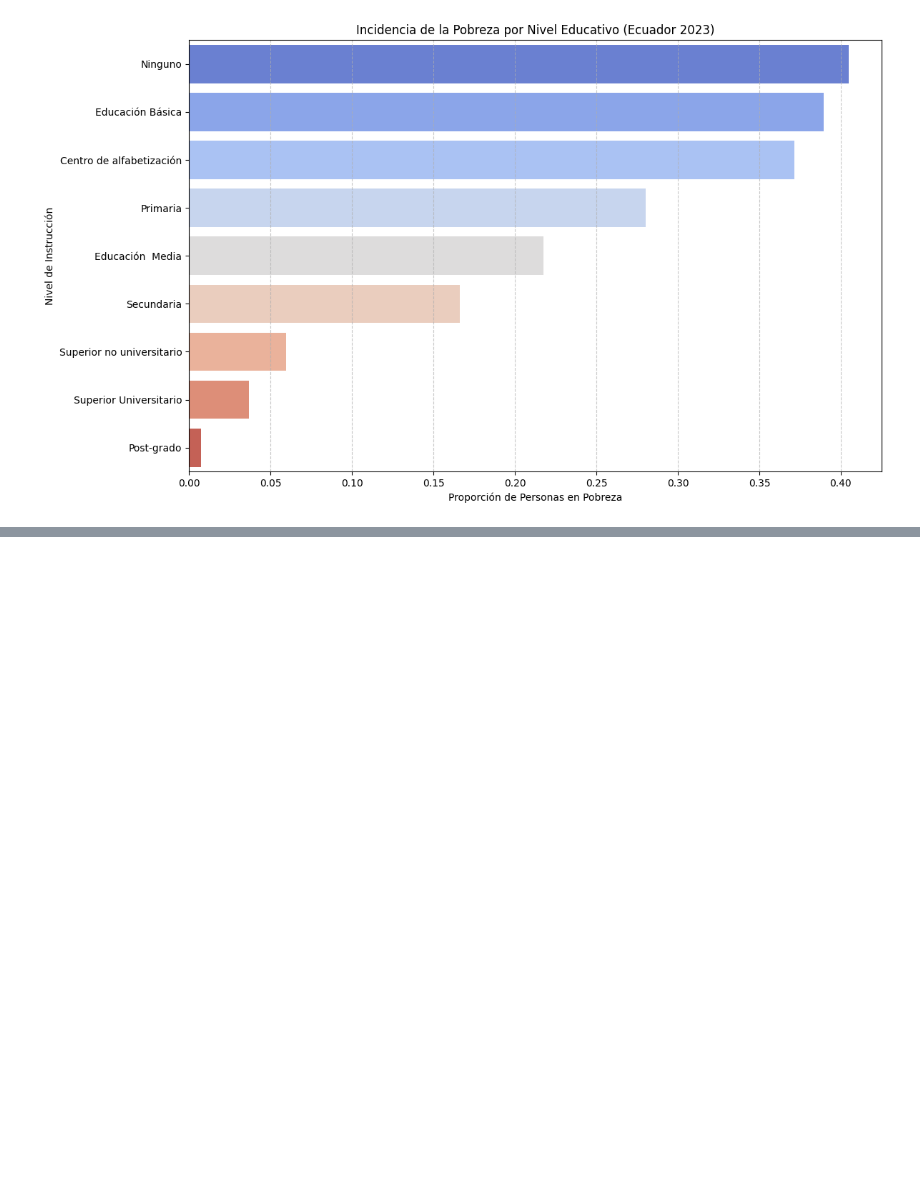
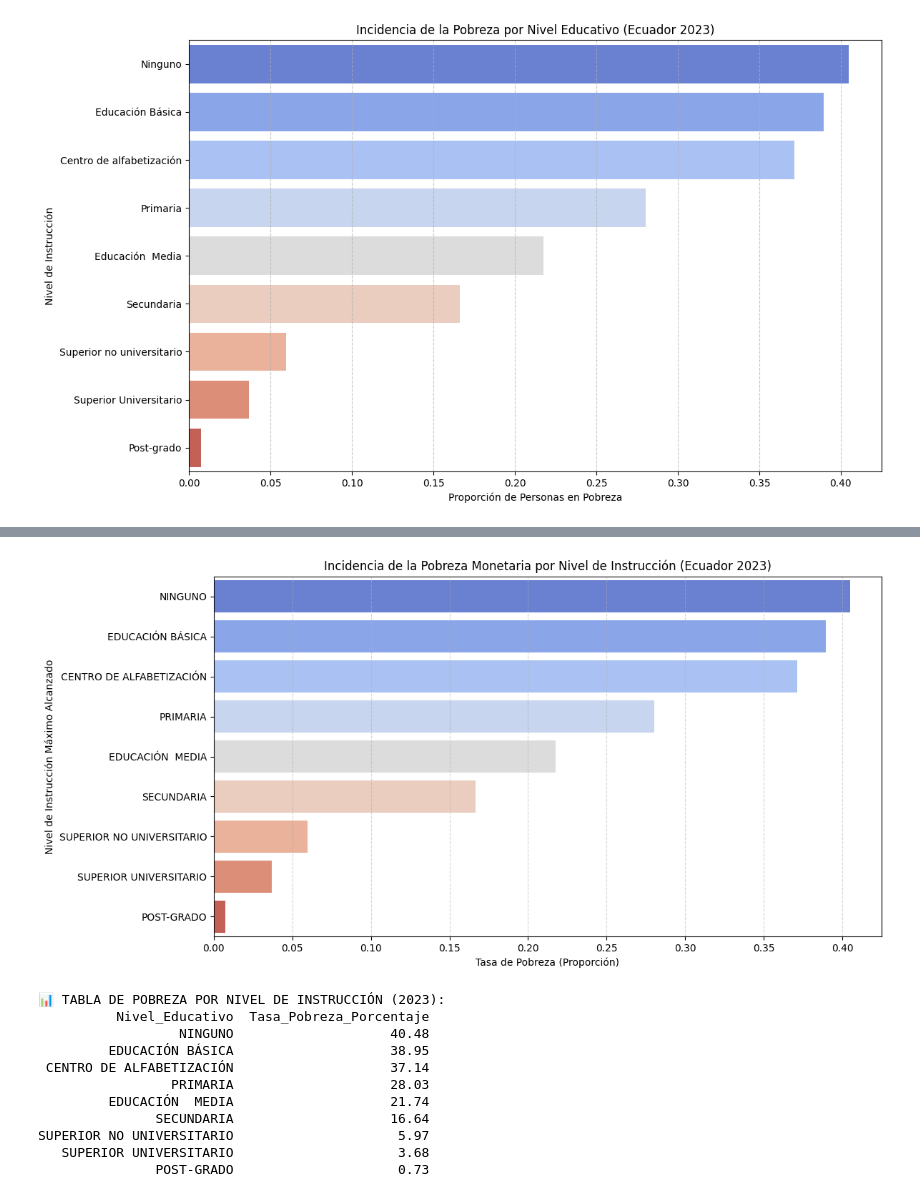
Before and after one commit to S-RiofrioR/poverty-ecuador-analysis, a Jupyter notebook: notebooks/01_analysis.ipynb, the cells around one changed output, grey strips where cells are left out. Drawn from its saved outputs; the diff is of its cells as text; code cells hidden in the pictures; blank space fills up the shorter version.

```diff
--- a/notebooks/01_analysis.ipynb
+++ b/notebooks/01_analysis.ipynb
@@ -463,0 +560,61 @@ plt.show()
+# %%
+import matplotlib.pyplot as plt
+import seaborn as sns
+import pandas as pd
+import numpy as np
+
+# 1. Filtrar los datos para el año 2023
+df_2023 = df_historico[df_historico['anio_fiscal'] == '2023'].copy()
+
+# 2. Asegurar que las variables clave sean numéricas y limpiar educación
+df_2023['es_pobre'] = df_2023['es_pobre'].astype(float)
+df_2023['fexp'] = df_2023['fexp'].astype(float)
+df_2023['p10a'] = df_2023['p10a'].astype(str).str.strip().str.upper()
+
+# Excluir registros sin información válida de educación (valores nulos o "NINGUNO" duplicados de SPSS)
+df_2023 = df_2023[~df_2023['p10a'].isin(['NAN', 'NONE', '.', 'COOPERATIVA'])]
+
+# 3. Función interna para el cálculo ponderado por educación
+def tasa_pobreza_edu(group):
+    return (group['es_pobre'] * group['fexp']).sum() / group['fexp'].sum()
+
+# Calcular la tasa por nivel educativo y ordenar de mayor a menor pobreza
+pobreza_educacion = df_2023.groupby('p10a').apply(tasa_pobreza_edu).reset_index()
+pobreza_educacion.columns = ['Nivel_Educativo', 'Tasa_Pobreza']
+pobreza_educacion = pobreza_educacion.sort_values('Tasa_Pobreza', ascending=False)
+
+# 4. Graficar los resultados
+plt.figure(figsize=(12, 6))
+sns.barplot(
+    data=pobreza_educacion,
+    x='Tasa_Pobreza',
+    y='Nivel_Educativo',
+    hue='Nivel_Educativo',
+    palette='coolwarm',
+    legend=False
+)
+
+plt.title('Incidencia de la Pobreza Monetaria por Nivel de Instrucción (Ecuador 2023)')
+plt.xlabel('Tasa de Pobreza (Proporción)')
+plt.ylabel('Nivel de Instrucción Máximo Alcanzado')
+plt.grid(axis='x', linestyle='--', alpha=0.5)
+plt.tight_layout()
+plt.show()
+
+# Mostrar la tabla exacta en la consola para tus apuntes
+print("📊 TABLA DE POBREZA POR NIVEL DE INSTRUCCIÓN (2023):")
+pobreza_educacion['Tasa_Pobreza_Porcentaje'] = (pobreza_educacion['Tasa_Pobreza'] * 100).round(2)
+print(pobreza_educacion[['Nivel_Educativo', 'Tasa_Pobreza_Porcentaje']].to_string(index=False))
+# %% [output]
+[figure, added]
+📊 TABLA DE POBREZA POR NIVEL DE INSTRUCCIÓN (2023):
+          Nivel_Educativo  Tasa_Pobreza_Porcentaje
+                  NINGUNO                    40.48
+         EDUCACIÓN BÁSICA                    38.95
+ CENTRO DE ALFABETIZACIÓN                    37.14
+                 PRIMARIA                    28.03
+         EDUCACIÓN  MEDIA                    21.74
+               SECUNDARIA                    16.64
+SUPERIOR NO UNIVERSITARIO                     5.97
+   SUPERIOR UNIVERSITARIO                     3.68
+               POST-GRADO                     0.73
```
Also changed, not shown: parts of 7 cells of this notebook, 6 other files.
